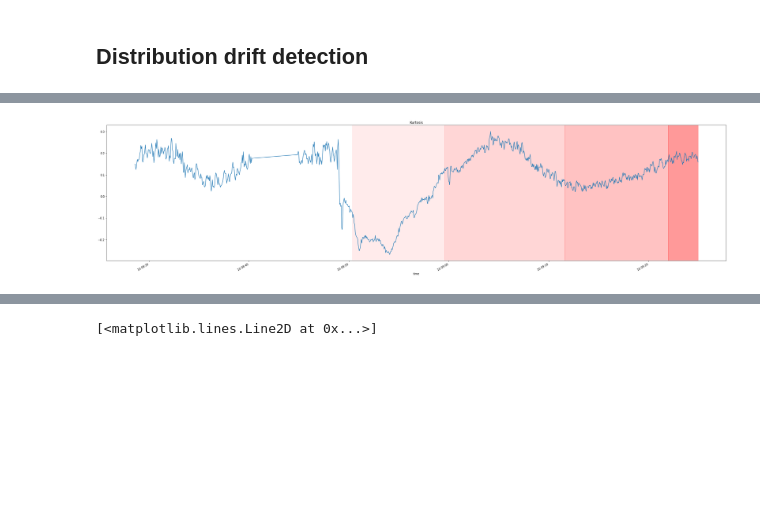
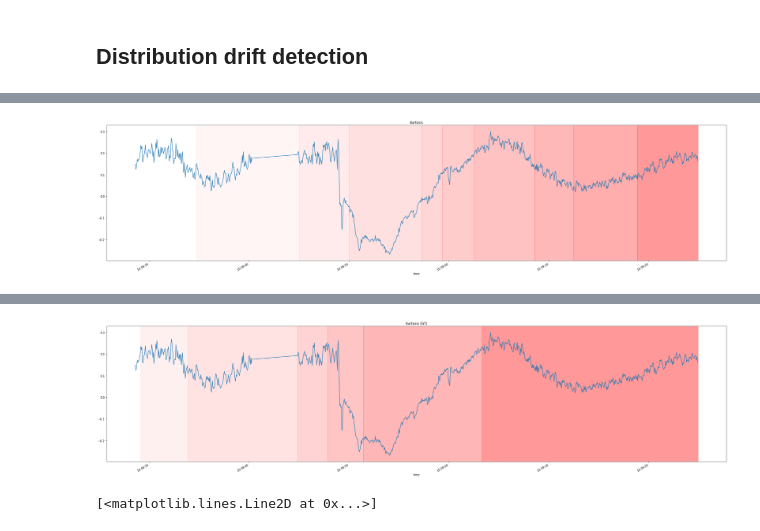
Before and after one commit to alex0dd/DatastreamChangesDetection, a Jupyter notebook: MainNotebook.ipynb, the cells around one changed output, grey strips where cells are left out. Drawn from its saved outputs; the diff is of its cells as text; code cells hidden in the pictures; blank space fills up the shorter version.

```diff
--- a/MainNotebook.ipynb
+++ b/MainNotebook.ipynb
@@ -57 +36,4 @@ statistical_features_train = get_cavitation_features(df_train)
+# %%
+if not LOAD_DATA:
+    statistical_features_train = get_cavitation_features(df_train)
 # %%
@@ -253,3 +230,19 @@ Changes in stream distribution occurred at:
         2013-01-10 08:51:26.343000
         2013-01-10 09:03:20.375000
 [figure]
+# %%
+def metrics_in_range(gt, pred, interval):
+    # gt = array([ 11, 106, 236, 296, 367, 604])
+    # pred = [122, 239, 338, 484, 525, 589, 709, 787, 915]
+    total_pred = len(pred)
+    total_gt = len(gt)
+    in_interval_pred = 0
+    for p in pred:
+        for g in gt:
+            if np.abs(p - g) <= interval:
+                in_interval_pred += 1
+                break
+    precision = in_interval_pred / total_pred
+    recall = in_interval_pred / total_gt
+    f1 = 2*(recall*precision)/(recall+precision) if (recall != 0.0 and precision != 0.0) else 0.0
+    return {"precision": precision, "recall": recall, "F1": f1}
@@ -366,9 +363,23 @@ def run_martingale_tester_nd(tester, series):
     test_values = np.array(test_values)
     return tester.changes_history, test_values
 # %%
-martingale_tester = MartingaleTest(10, epsilon=0.98)
+martingale_tester = MartingaleTest(20, epsilon=0.81)
 # %%
 changes_pred, _ = run_martingale_tester(
     martingale_tester,
     statistical_features_averaged_train["kurtosis"]["average_column"]
 )
+# %%
+# grid search
+epsilon = [0.80, 0.81, 0.82, 0.83, 0.84, 0.85, 0.86, 0.87, 0.88, 0.89, 0.9, 0.91, 0.92, 0.93, 0.94, 0.95, 0.96, 0.97, 0.98]
+M = [4, 8, 10, 20]
+interval = 40
+for e in epsilon:
+    for m in M:
+        martingale_tester = MartingaleTest(m, epsilon=e)
+        changes_pred, _ = run_martingale_tester(
+            martingale_tester,
+            statistical_features_averaged_train["kurtosis"]["average_column"]
+        )
+        metrics = metrics_in_range(gt=changes_gt, pred=changes_pred, interval=interval)
+        print("e={}, m={}, F1={}".format(e, m, metrics["F1"]))
@@ -379,5 +410,12 @@ plot_total_df(
     changes=changes_pred,
     max_intensity=0.4
 )
+
+plot_total_df(
+    statistical_features_averaged_train["kurtosis"]["average_column"],
+    "Kurtosis (GT)",
+    changes=changes_gt,
+    max_intensity=0.4
+)
 # %% [output]
 Changes in stream distribution occurred at:
@@ -388 +431 @@ Changes in stream distribution occurred at:
-[figure, old version]
+[figure, new version]
@@ -389,3 +439,4 @@ Changes in stream distribution occurred at:
+[figure, added]
 # %%
 import matplotlib.pyplot as plt
 # %%
```
Also changed, not shown: parts of 16 cells of this notebook, 1 other file.
